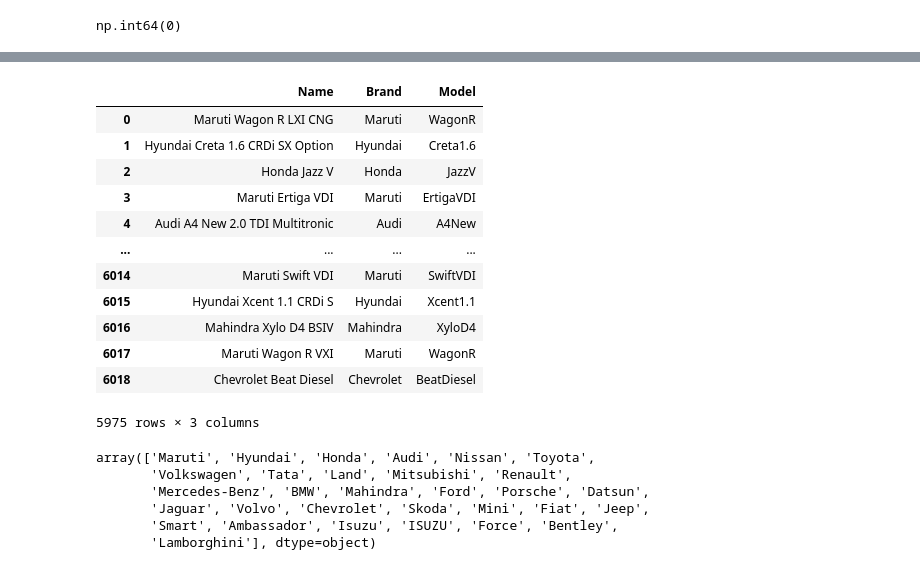
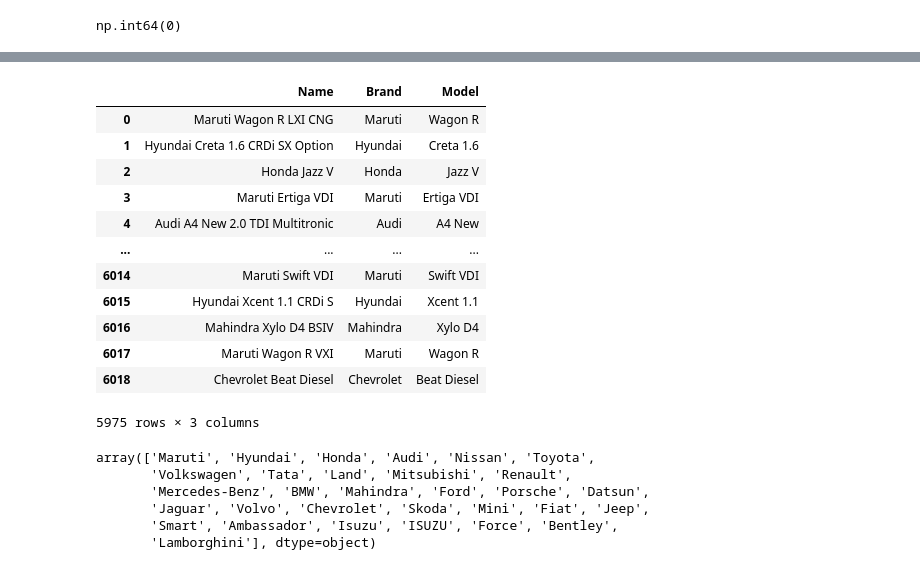
Before and after one commit to vineetha00/EDA, a Jupyter notebook: Car_EDA/car_EDA.ipynb, the cells around one changed output, grey strips where cells are left out. Cells and saved outputs as stored; diff of their text form; code cells hidden in the pictures.

```diff
--- a/Car_EDA/car_EDA.ipynb
+++ b/Car_EDA/car_EDA.ipynb
@@ -144,21 +144,21 @@ df.drop('Unit', axis =1, inplace = True)
 df['Car_Age']= date.today().year-df['Year']
 # %%
 df['Brand'] = df['Name'].str.split(' ', expand = True).get(0)
-df['Model'] = df['Name'].str.split(' ', expand = True).get(1) + df['Name'].str.split(' ', expand = True).get(2)
+df['Model'] = df['Name'].str.split(' ', expand = True).get(1) +' '+ df['Name'].str.split(' ', expand = True).get(2)
 df[['Name','Brand','Model']]
 # %% [output]
 |  | Name | Brand | Model |
-| 0 | Maruti Wagon R LXI CNG | Maruti | WagonR |
-| 1 | Hyundai Creta 1.6 CRDi SX Option | Hyundai | Creta1.6 |
-| 2 | Honda Jazz V | Honda | JazzV |
-| 3 | Maruti Ertiga VDI | Maruti | ErtigaVDI |
-| 4 | Audi A4 New 2.0 TDI Multitronic | Audi | A4New |
+| 0 | Maruti Wagon R LXI CNG | Maruti | Wagon R |
+| 1 | Hyundai Creta 1.6 CRDi SX Option | Hyundai | Creta 1.6 |
+| 2 | Honda Jazz V | Honda | Jazz V |
+| 3 | Maruti Ertiga VDI | Maruti | Ertiga VDI |
+| 4 | Audi A4 New 2.0 TDI Multitronic | Audi | A4 New |
 | ... | ... | ... | ... |
-| 6014 | Maruti Swift VDI | Maruti | SwiftVDI |
-| 6015 | Hyundai Xcent 1.1 CRDi S | Hyundai | Xcent1.1 |
-| 6016 | Mahindra Xylo D4 BSIV | Mahindra | XyloD4 |
-| 6017 | Maruti Wagon R VXI | Maruti | WagonR |
-| 6018 | Chevrolet Beat Diesel | Chevrolet | BeatDiesel |
+| 6014 | Maruti Swift VDI | Maruti | Swift VDI |
+| 6015 | Hyundai Xcent 1.1 CRDi S | Hyundai | Xcent 1.1 |
+| 6016 | Mahindra Xylo D4 BSIV | Mahindra | Xylo D4 |
+| 6017 | Maruti Wagon R VXI | Maruti | Wagon R |
+| 6018 | Chevrolet Beat Diesel | Chevrolet | Beat Diesel |
 5975 rows × 3 columns
 # %%
 df['Brand'].unique()
```
Also changed, not shown: parts of 12 cells of this notebook.
